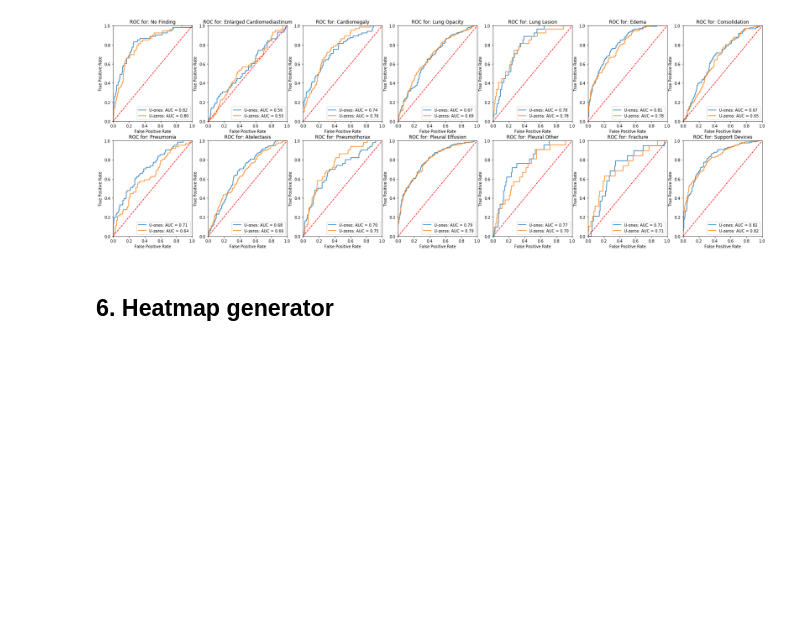
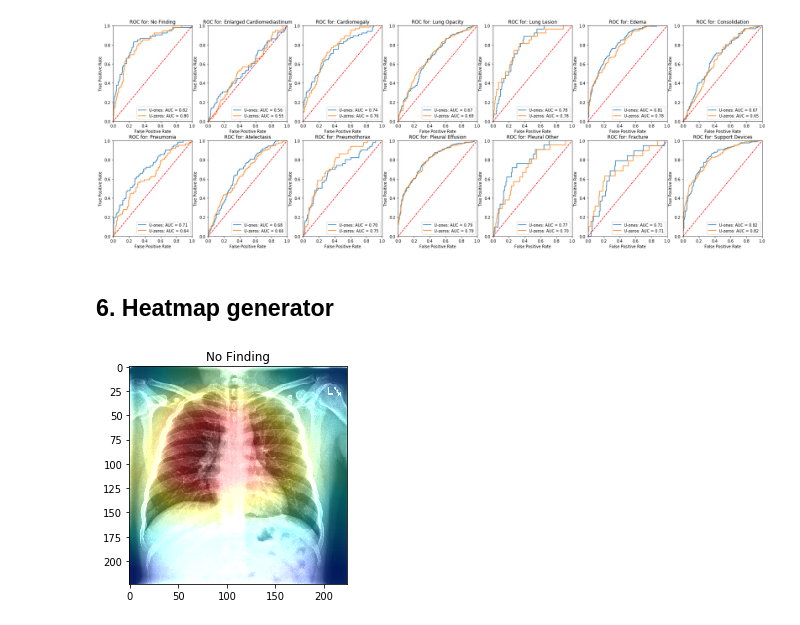
Before and after one commit to gaetandi/cheXpert, a Jupyter notebook: cheXpert_final.ipynb, the cells around one changed output. Cells and saved outputs as stored; diff of their text form; code cells hidden in the pictures; blank space fills up the shorter version.

Commit message:
Heatmap corrigé

```diff
--- a/cheXpert_final.ipynb
+++ b/cheXpert_final.ipynb
@@ -56,6 +56,11 @@ trMaxEpoch = 3
 # Parameters related to image transforms: size of the down-scaled image, cropped image
 imgtransResize = (320, 320)
 imgtransCrop = 224
+
+# Class names
+class_names = ['No Finding', 'Enlarged Cardiomediastinum', 'Cardiomegaly', 'Lung Opacity',
+               'Lung Lesion', 'Edema', 'Consolidation', 'Pneumonia', 'Atelectasis', 'Pneumothorax',
+               'Pleural Effusion', 'Pleural Other', 'Fracture', 'Support Devices']
 # %% [markdown]
 ## 1. Create a Dataset
 
@@ -516,9 +522,11 @@ class HeatmapGenerator ():
 # %%
-pathInputImage = '../CheXpert-v1.0-small/valid/patient64698/study1/view1_frontal.jpg'
+pathInputImage = 'view1_frontal.jpg'
 pathOutputImage = 'heatmap_patient64698_1.png'
-pathModel = "model4.pth.tar"
+pathModel = "m-epoch0-07032019-213933.pth.tar"
 
 
 h = HeatmapGenerator(pathModel, nnClassCount, imgtransCrop)
 
 h.generate(pathInputImage, pathOutputImage, imgtransCrop)
+# %% [output]
+[figure, added]
```
Also changed, not shown: parts of 1 cell of this notebook.
